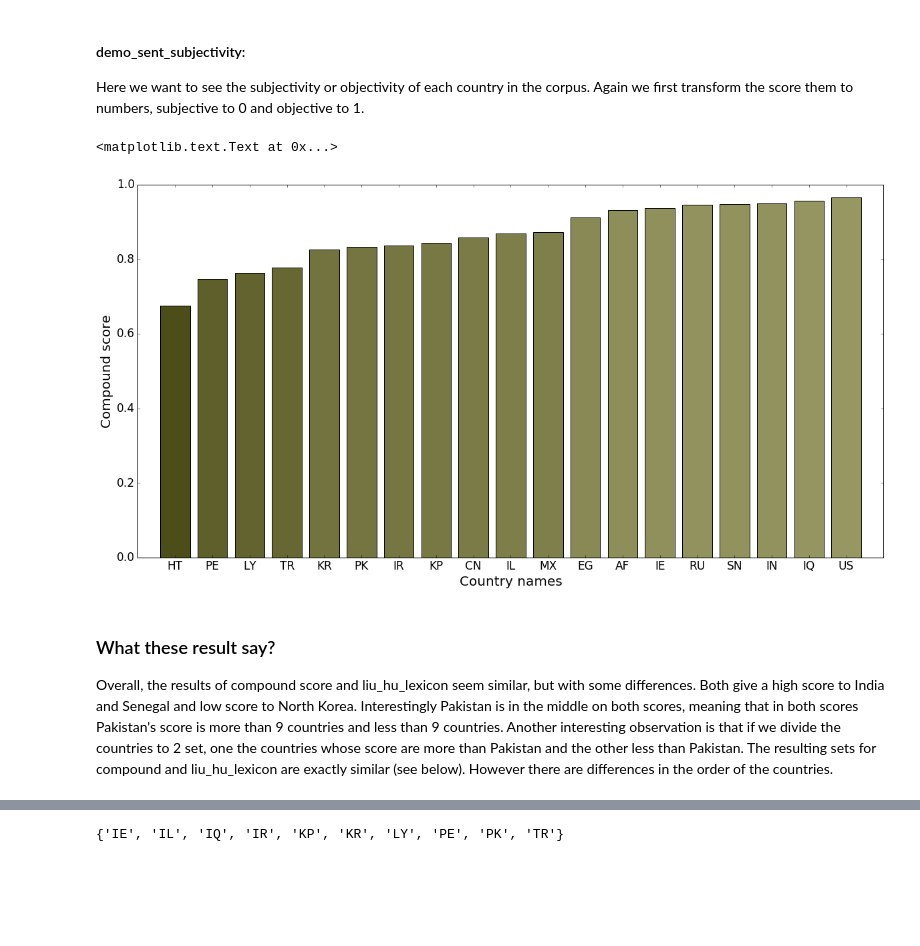
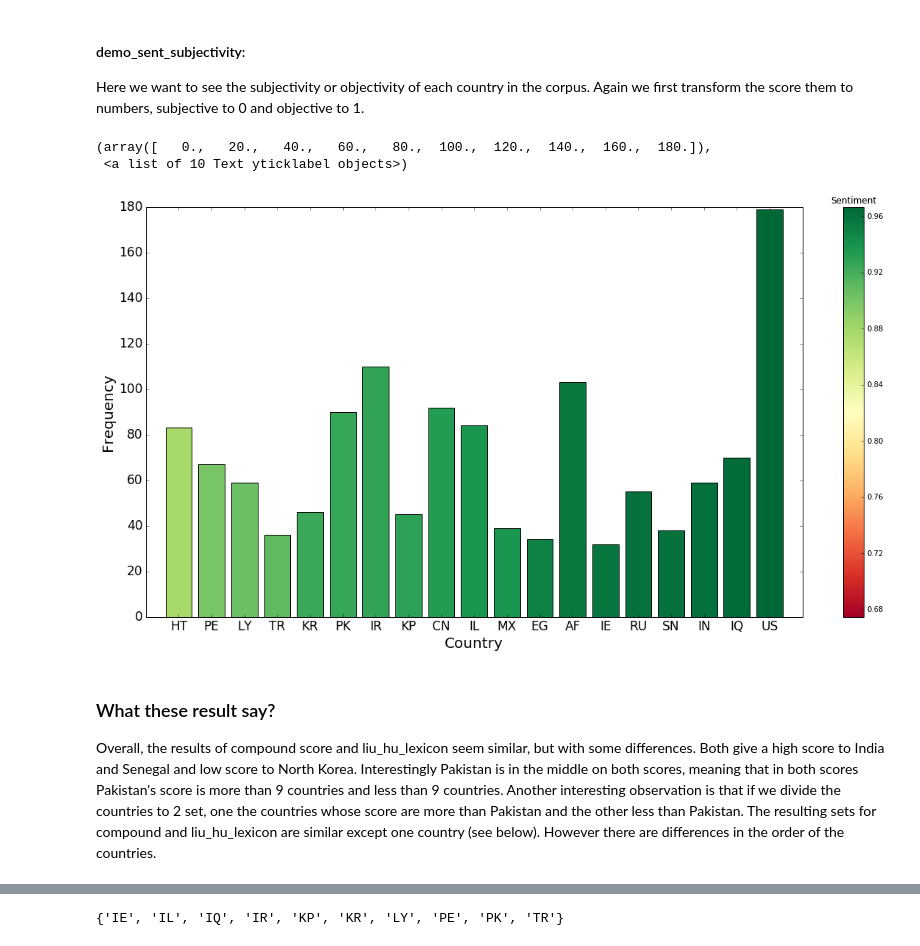
Before and after one commit to sorooshafiee/ADA-SAF, a Jupyter notebook: 05 - Taming Text/Exercise_2.ipynb, the cells around one changed output, grey strips where cells are left out. Drawn from its saved outputs; the diff is of its cells as text; code cells hidden in the pictures; blank space fills up the shorter version.

```diff
--- a/05 - Taming Text/Exercise_2.ipynb
+++ b/05 - Taming Text/Exercise_2.ipynb
@@ -295,31 +299,33 @@ data_country['polar'] = average_polar
 data_country = data_country.sort(['polar'])
 data_country = data_country.set_index(['name'])
 data_country_frequent = data_country[data_country['count']>30]
-# %%
-colors = []
-bins = np.arange(1,len(data_country_frequent)+1)
-std_polar = np.std(data_country_frequent['polar'])
-max_polar = np.max(data_country_frequent['polar'])
-for i in data_country_frequent['polar']:
-    colors.append(i)
-colors -= np.min(colors)
-#colors /= np.max(colors)
-colors_f = []
-for col in colors:
-    colors_f.append((0.3+col,0.3+col,0.1+col))
-plt.figure(figsize=(20,10))
-plt.bar(bins,data_country_frequent['polar'],color=colors_f,tick_label=data_country_frequent.index,align='center')
-plt.xticks(fontsize = 17)
-plt.yticks(fontsize = 17)
-plt.xlabel('Country names',fontsize = 20)
-plt.ylabel('Compound score',fontsize = 20)
-# %% [output]
-<matplotlib.text.Text at 0x...>
-[figure, removed]
+# %%
+from matplotlib import cm
+
+# Set up colors : red to green
+y = np.array(data_country_frequent['polar'])
+colors = cm.RdYlGn(y / float(max(y)))
+plot = plt.scatter(y, y, c=y, cmap = 'RdYlGn')
+plt.clf()
+clb = plt.colorbar(plot)
+clb.ax.set_title("Sentiment")
+
+# Display bar plot : country frequency vs. country name, with color indicating polarity score
+plt.bar(bins, data_country_frequent['count'], align='center', tick_label=data_country_frequent.index, color=colors)
+#plt.xticks(rotation=45, ha='right')
+plt.xlabel("Country",fontsize = 20)
+plt.ylabel("Frequency",fontsize = 20)
+plt.rcParams['figure.figsize'] = (20, 10)
+plt.xticks(fontsize = 17)
+plt.yticks(fontsize = 17)
+# %% [output]
+(array([   0.,   20.,   40.,   60.,   80.,  100.,  120.,  140.,  160.,  180.]),
+ <a list of 10 Text yticklabel objects>)
+[figure, added]
 # %% [markdown]
 ### What these result say?
 Overall, the results of compound score and liu_hu_lexicon seem similar, but with some differences.
-Both give a high score to India and Senegal and low score to North Korea. Interestingly Pakistan is in the middle on both scores, meaning that in both scores Pakistan's score is more than 9 countries and less than 9 countries. Another interesting observation is that if we divide the countries to 2 set, one the countries whose score are more than Pakistan and the other less than Pakistan. The resulting sets for compound and liu_hu_lexicon are exactly similar (see below). However there are differences in the order of the countries.
+Both give a high score to India and Senegal and low score to North Korea. Interestingly Pakistan is in the middle on both scores, meaning that in both scores Pakistan's score is more than 9 countries and less than 9 countries. Another interesting observation is that if we divide the countries to 2 set, one the countries whose score are more than Pakistan and the other less than Pakistan. The resulting sets for compound and liu_hu_lexicon are similar except one country (see below). However there are differences in the order of the countries.
 # %%
 set(data_country_frequent_liu.index[:10])
 # %% [output]
```
Also changed, not shown: parts of 5 cells of this notebook, 1 other file.
